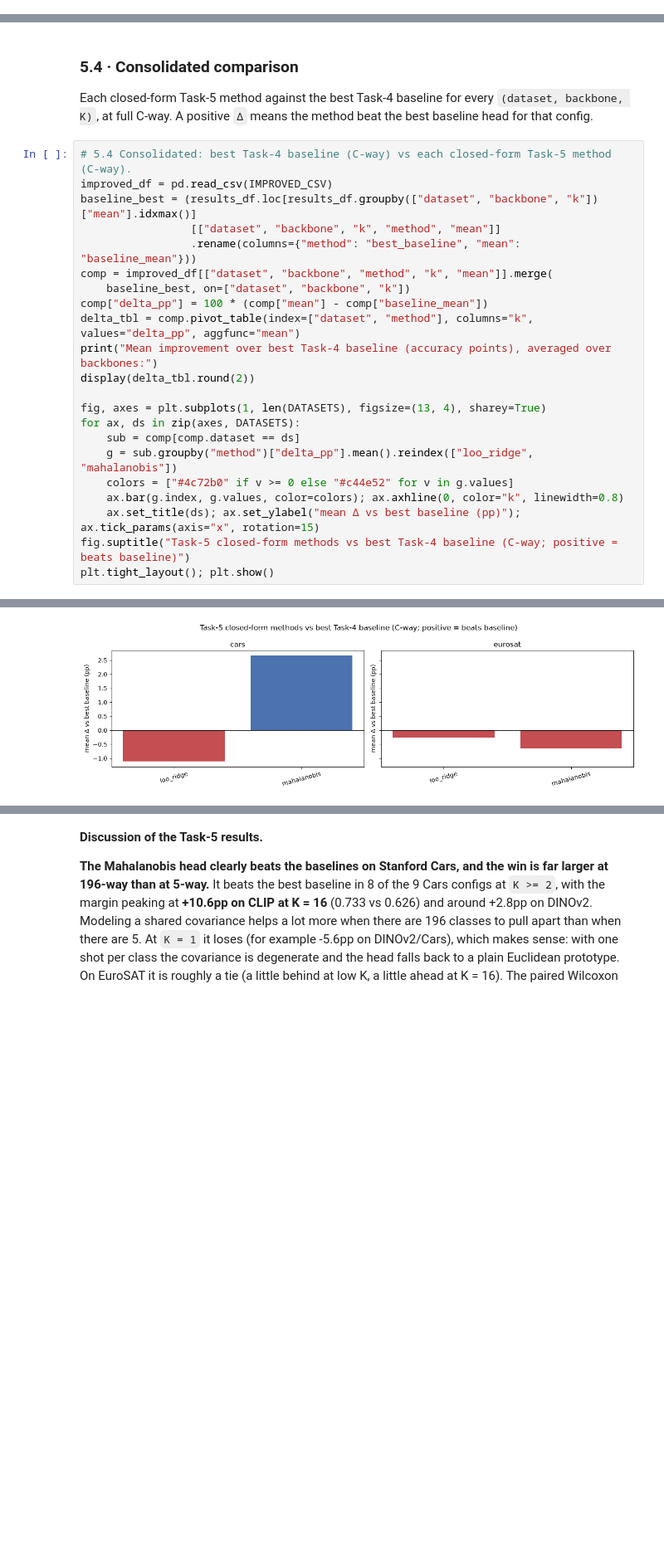
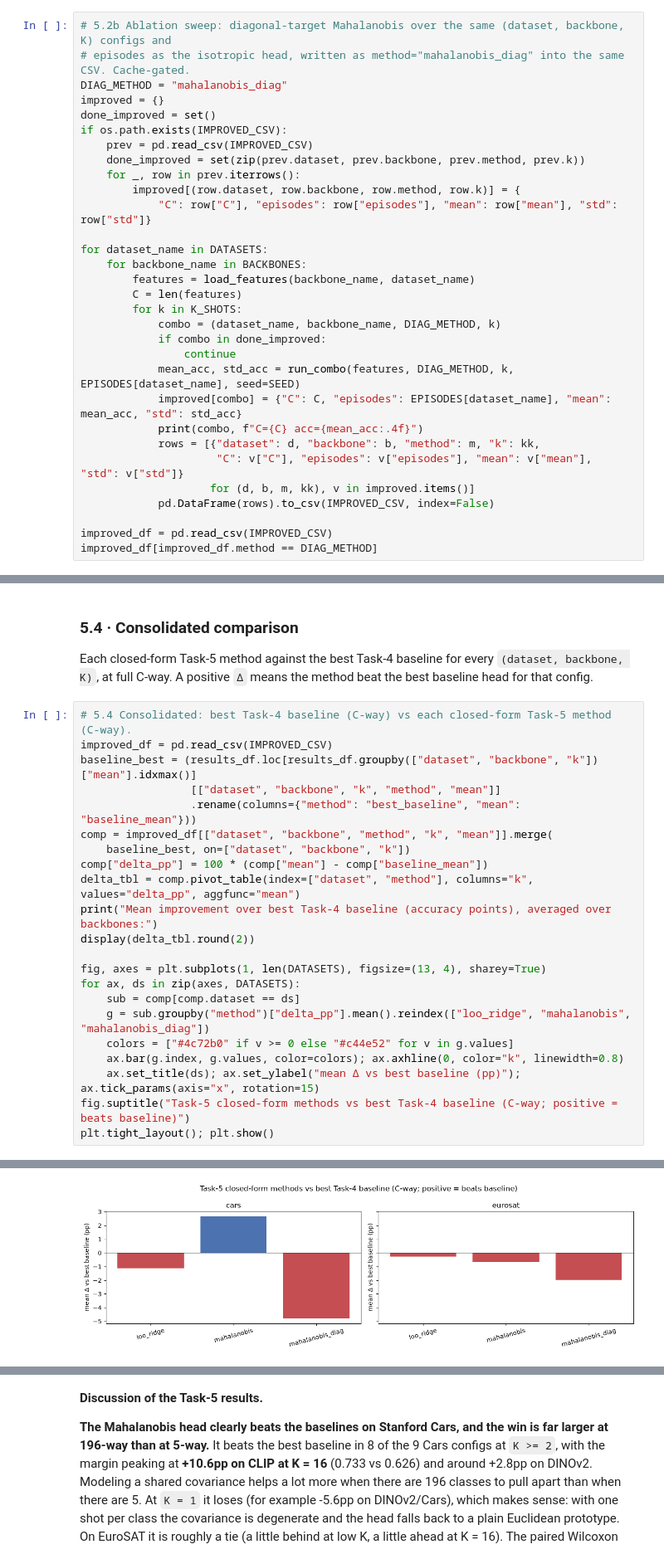
Before and after one commit to eyalsht/cv-hw2-few-shot-benchmarking, a Jupyter notebook: cv_hw2_312359284_314884834.ipynb, the cells around one changed output, grey strips where cells are left out. Shown at 83% size. Saved outputs shown, nothing was run; the diff lists cells and outputs as text; blank space fills up the shorter version.

```diff
--- a/cv_hw2_312359284_314884834.ipynb
+++ b/cv_hw2_312359284_314884834.ipynb
@@ -1137,0 +1276,31 @@ improved_df
+# %%
+# 5.2b Ablation sweep: diagonal-target Mahalanobis over the same (dataset, backbone, K) configs and
+# episodes as the isotropic head, written as method="mahalanobis_diag" into the same CSV. Cache-gated.
+DIAG_METHOD = "mahalanobis_diag"
+improved = {}
+done_improved = set()
+if os.path.exists(IMPROVED_CSV):
+    prev = pd.read_csv(IMPROVED_CSV)
+    done_improved = set(zip(prev.dataset, prev.backbone, prev.method, prev.k))
+    for _, row in prev.iterrows():
+        improved[(row.dataset, row.backbone, row.method, row.k)] = {
+            "C": row["C"], "episodes": row["episodes"], "mean": row["mean"], "std": row["std"]}
+
+for dataset_name in DATASETS:
+    for backbone_name in BACKBONES:
+        features = load_features(backbone_name, dataset_name)
+        C = len(features)
+        for k in K_SHOTS:
+            combo = (dataset_name, backbone_name, DIAG_METHOD, k)
+            if combo in done_improved:
+                continue
+            mean_acc, std_acc = run_combo(features, DIAG_METHOD, k, EPISODES[dataset_name], seed=SEED)
+            improved[combo] = {"C": C, "episodes": EPISODES[dataset_name], "mean": mean_acc, "std": std_acc}
+            print(combo, f"C={C} acc={mean_acc:.4f}")
+            rows = [{"dataset": d, "backbone": b, "method": m, "k": kk,
+                     "C": v["C"], "episodes": v["episodes"], "mean": v["mean"], "std": v["std"]}
+                    for (d, b, m, kk), v in improved.items()]
+            pd.DataFrame(rows).to_csv(IMPROVED_CSV, index=False)
+
+improved_df = pd.read_csv(IMPROVED_CSV)
+improved_df[improved_df.method == DIAG_METHOD]
@@ -1350,7 +1537,7 @@ display(delta_tbl.round(2))
 fig, axes = plt.subplots(1, len(DATASETS), figsize=(13, 4), sharey=True)
 for ax, ds in zip(axes, DATASETS):
     sub = comp[comp.dataset == ds]
-    g = sub.groupby("method")["delta_pp"].mean().reindex(["loo_ridge", "mahalanobis"])
+    g = sub.groupby("method")["delta_pp"].mean().reindex(["loo_ridge", "mahalanobis", "mahalanobis_diag"])
     colors = ["#4c72b0" if v >= 0 else "#c44e52" for v in g.values]
     ax.bar(g.index, g.values, color=colors); ax.axhline(0, color="k", linewidth=0.8)
     ax.set_title(ds); ax.set_ylabel("mean Δ vs best baseline (pp)"); ax.tick_params(axis="x", rotation=15)
@@ -1367 +1556 @@ Mean improvement over best Task-4 baseline (accuracy points), averaged over back
-[figure, old version]
+[figure, new version]
```
Also changed, not shown: parts of 15 cells of this notebook, 1 other file.
